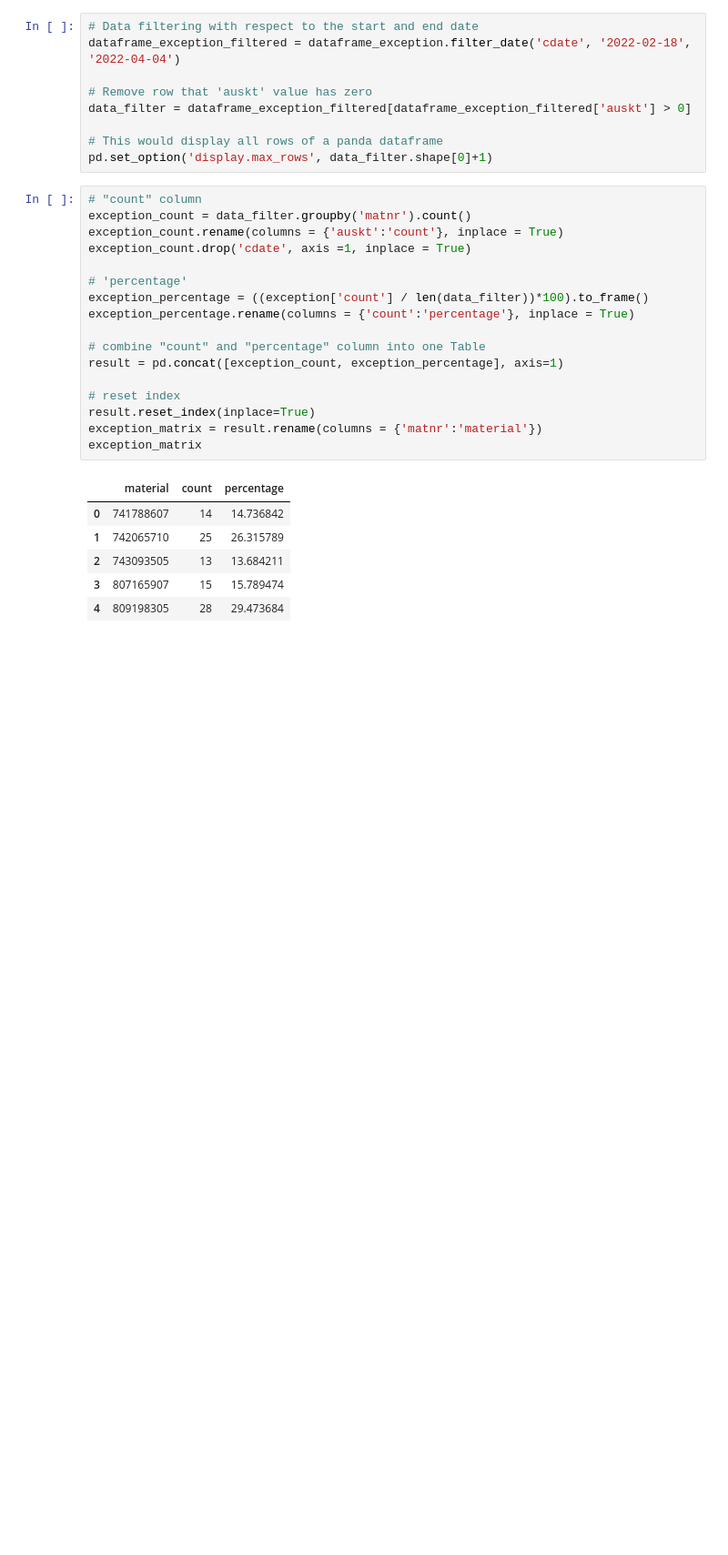
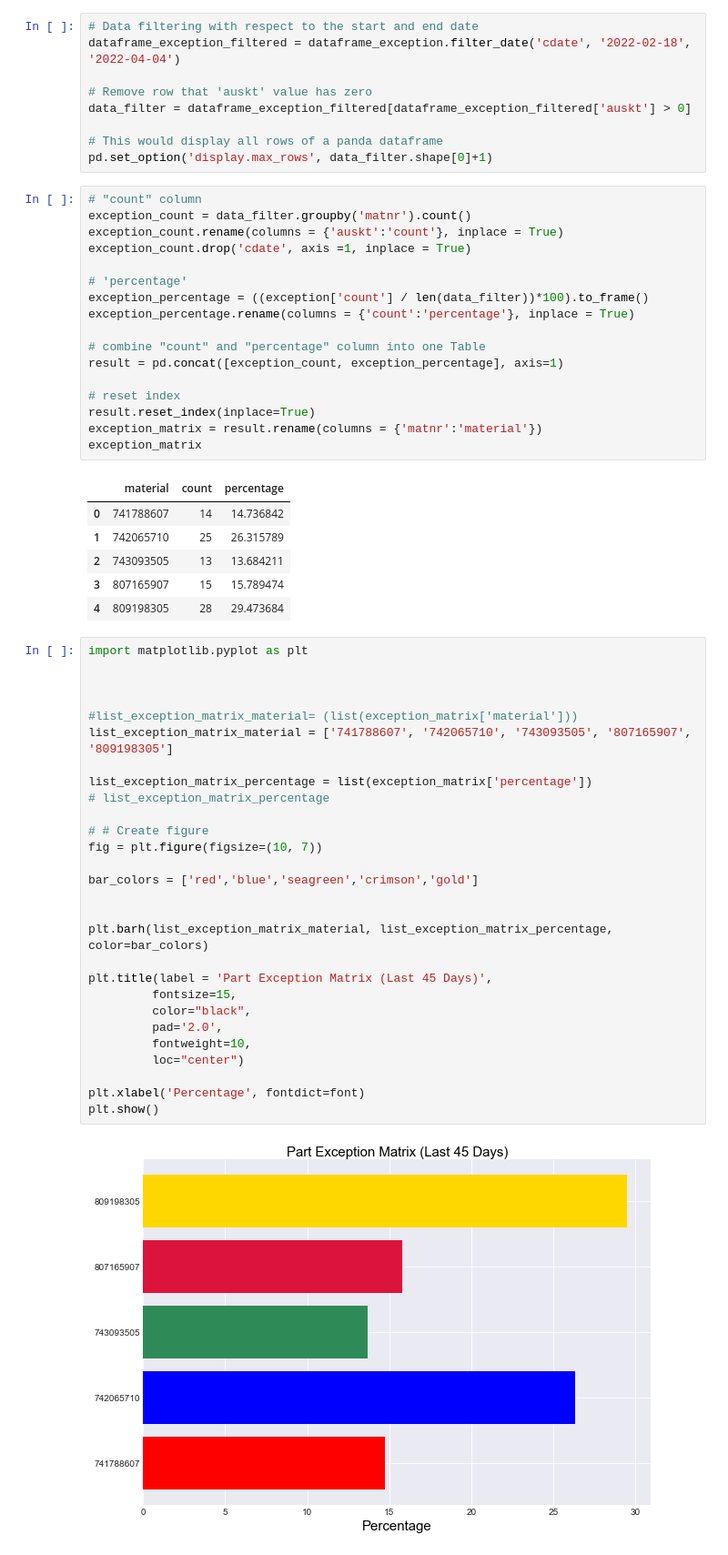
Before and after one commit to pankeshpatel/bmw-material-planner-assistant, a Jupyter notebook: backend/health score.ipynb, the cells around one changed output. Shown at 91% size. Cells and saved outputs as stored; diff of their text form; blank space fills up the shorter version.

Commit message:
added exception manager algo.

```diff
--- a/backend/health score.ipynb
+++ b/backend/health score.ipynb
@@ -263,3 +265,33 @@ exception_matrix
 | 2 | 743093505 | 13 | 13.684211 |
 | 3 | 807165907 | 15 | 15.789474 |
 | 4 | 809198305 | 28 | 29.473684 |
+# %%
+import matplotlib.pyplot as plt
+
+
+
+#list_exception_matrix_material= (list(exception_matrix['material']))
+list_exception_matrix_material = ['741788607', '742065710', '743093505', '807165907', '809198305']
+
+list_exception_matrix_percentage = list(exception_matrix['percentage'])
+# list_exception_matrix_percentage
+
+# # Create figure
+fig = plt.figure(figsize=(10, 7))
+
+bar_colors = ['red','blue','seagreen','crimson','gold']
+
+
+plt.barh(list_exception_matrix_material, list_exception_matrix_percentage, color=bar_colors)
+
+plt.title(label = 'Part Exception Matrix (Last 45 Days)',
+         fontsize=15,
+         color="black",
+         pad='2.0',
+         fontweight=10,
+         loc="center")
+
+plt.xlabel('Percentage', fontdict=font)
+plt.show()
+# %% [output]
+[figure, added]
```
Also changed, not shown: parts of 11 cells of this notebook.
